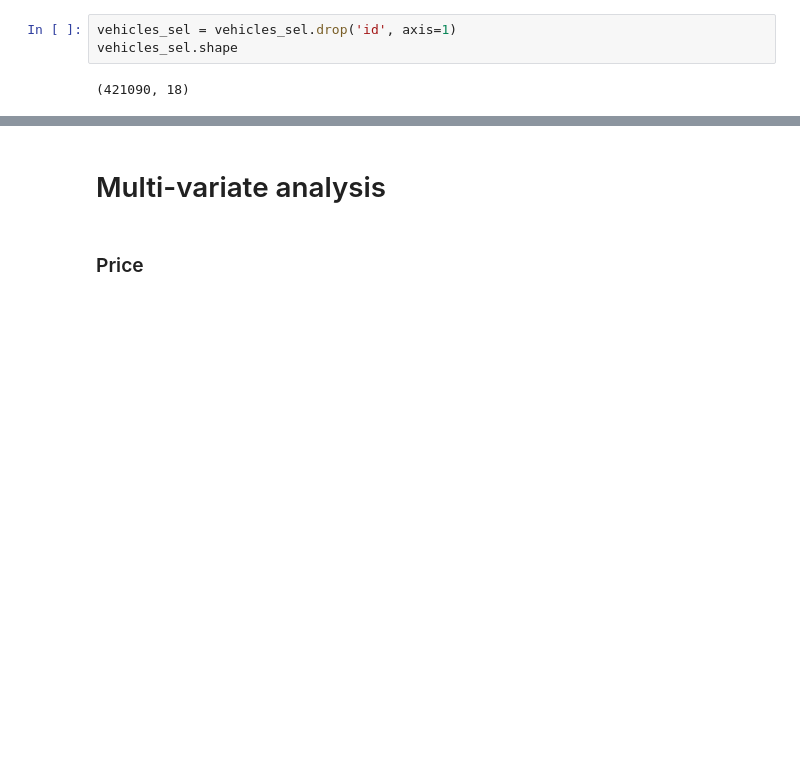
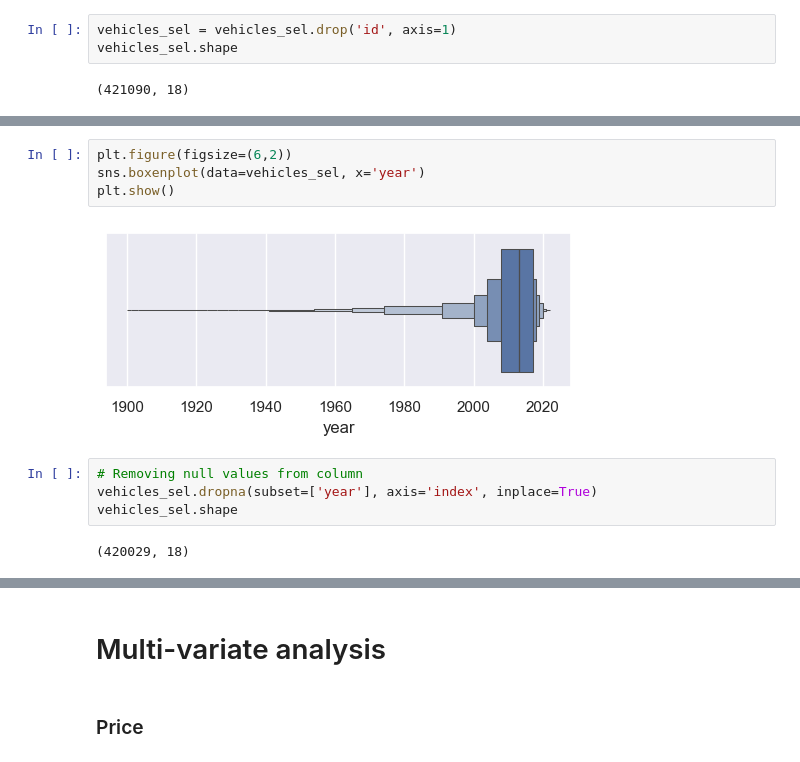
Before and after one commit to fazeelgm/UCB_ML_AI_PracticalApp_II, a Jupyter notebook: DataInvestigation.ipynb, the cells around one changed output, grey strips where cells are left out. Drawn from its saved outputs; the diff is of its cells as text; blank space fills up the shorter version.

Commit message:
Streamlined data cleansing and almost done with uni-variate cases

```diff
--- a/DataInvestigation.ipynb
+++ b/DataInvestigation.ipynb
@@ -534,0 +595,12 @@ vehicles_sel.describe(include='all').T
+# %%
+plt.figure(figsize=(6,2))
+sns.boxenplot(data=vehicles_sel, x='year')
+plt.show()
+# %% [output]
+[figure, added]
+# %%
+# Removing null values from column
+vehicles_sel.dropna(subset=['year'], axis='index', inplace=True)
+vehicles_sel.shape
+# %% [output]
+(420029, 18)
```
Also changed, not shown: parts of 47 cells of this notebook, 1 other file.
